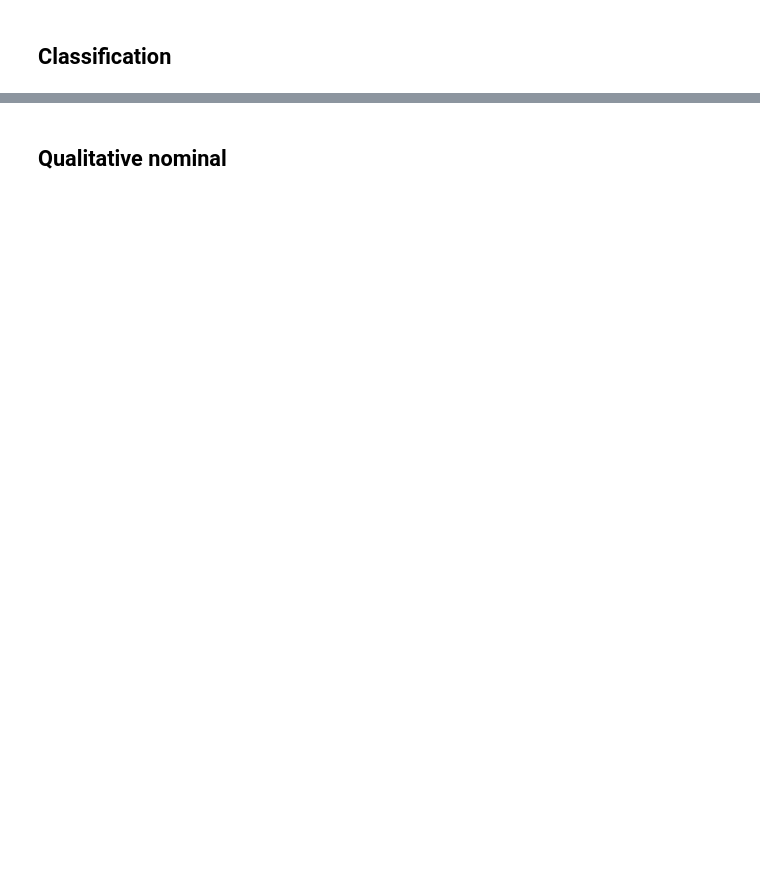
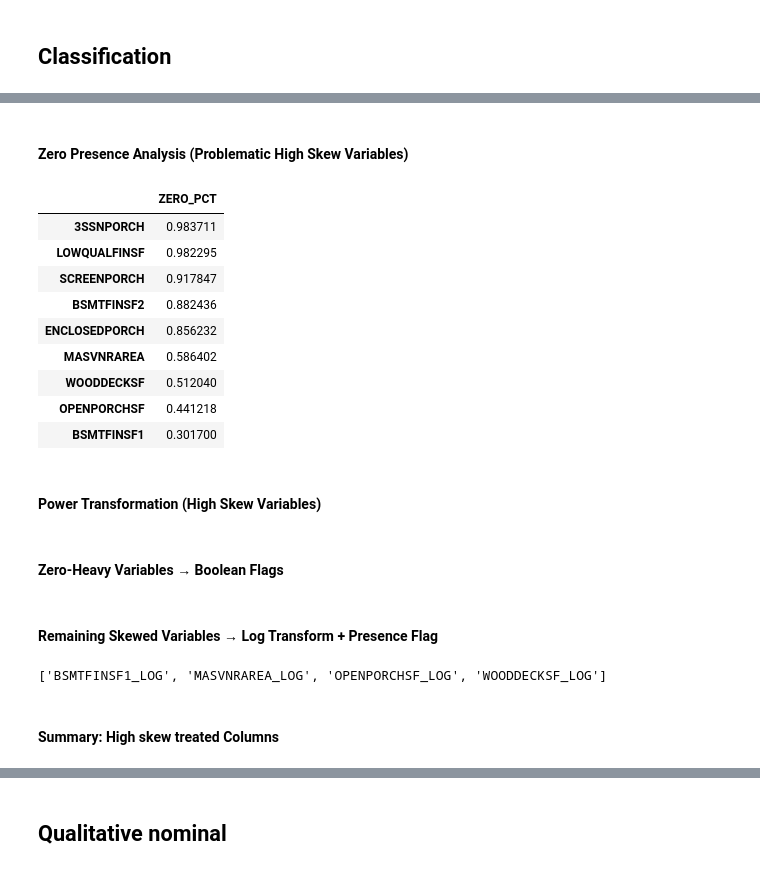
Before and after one commit to lucasamtaylor01/KaggleHousePrices, a Jupyter notebook: noteboks/03_feature_engineering.ipynb, the cells around one changed output, grey strips where cells are left out. Saved outputs shown, nothing was run; the diff lists cells and outputs as text; code cells hidden in the pictures; blank space fills up the shorter version.

```diff
--- a/noteboks/03_feature_engineering.ipynb
+++ b/noteboks/03_feature_engineering.ipynb
@@ -204,0 +294,36 @@ for col in quant_disc:
+# %%
+problematic_high_skew = ['3SSNPORCH', 'LOWQUALFINSF',
+    'BSMTFINSF2', 'SCREENPORCH',
+    'ENCLOSEDPORCH', 'MASVNRAREA',
+    'OPENPORCHSF', 'BSMTFINSF1',
+    'WOODDECKSF']
+
+high_skew = list((set(high_skew) - set(problematic_high_skew)))
+# %% [markdown]
+#### Zero Presence Analysis (Problematic High Skew Variables)
+# %%
+zero_presence_dict = {}
+for col in problematic_high_skew:
+    original_len = df_quant_cont[problematic_high_skew].shape[0]
+    zero_len = (df_quant_cont[df_quant_cont[col] == 0]).shape[0]
+    prop = zero_len / original_len
+    zero_presence_dict[col] = prop
+
+df_zero_presence = pd.DataFrame.from_dict(zero_presence_dict, orient='index')
+df_zero_presence = df_zero_presence.rename(columns={0:'ZERO_PCT'})
+df_zero_presence = df_zero_presence.sort_values(by=['ZERO_PCT'], ascending=False)
+
+df_zero_presence
+# %% [output]
+|  | ZERO_PCT |
+| 3SSNPORCH | 0.983711 |
+| LOWQUALFINSF | 0.982295 |
+| SCREENPORCH | 0.917847 |
+| BSMTFINSF2 | 0.882436 |
+| ENCLOSEDPORCH | 0.856232 |
+| MASVNRAREA | 0.586402 |
+| WOODDECKSF | 0.512040 |
+| OPENPORCHSF | 0.441218 |
+| BSMTFINSF1 | 0.301700 |
+# %% [markdown]
+#### Power Transformation (High Skew Variables)
@@ -204,0 +346,2 @@ for col in quant_disc:
+# %% [markdown]
+#### Zero-Heavy Variables → Boolean Flags
@@ -204,0 +369,19 @@ for col in quant_disc:
+# %% [markdown]
+#### Remaining Skewed Variables → Log Transform + Presence Flag
+# %%
+# HANDLE REMAINING VARIABLES (moderate zero presence: bool flag + log1p)
+handle_variables = {col: "HAS" + col for col in problematic_high_skew}
+
+for old_col, new_col in handle_variables.items():
+    df_quant_cont[new_col] = np.where(df_quant_cont[old_col] == 0, 0, 1).astype('bool')
+    df_quant_cont[old_col + '_LOG'] = np.log1p(df_quant_cont[old_col])
+    columns_to_add.append(new_col)
+
+log_columns = [c for c in df_quant_cont.columns if '_LOG' in c]
+quant_bool = list(set(quant_bool).union(set(columns_to_add)))
+
+log_columns
+# %% [output]
+['BSMTFINSF1_LOG', 'MASVNRAREA_LOG', 'OPENPORCHSF_LOG', 'WOODDECKSF_LOG']
+# %% [markdown]
+#### Summary: High skew treated Columns
```
Also changed, not shown: parts of 37 cells of this notebook, 1 other file.
